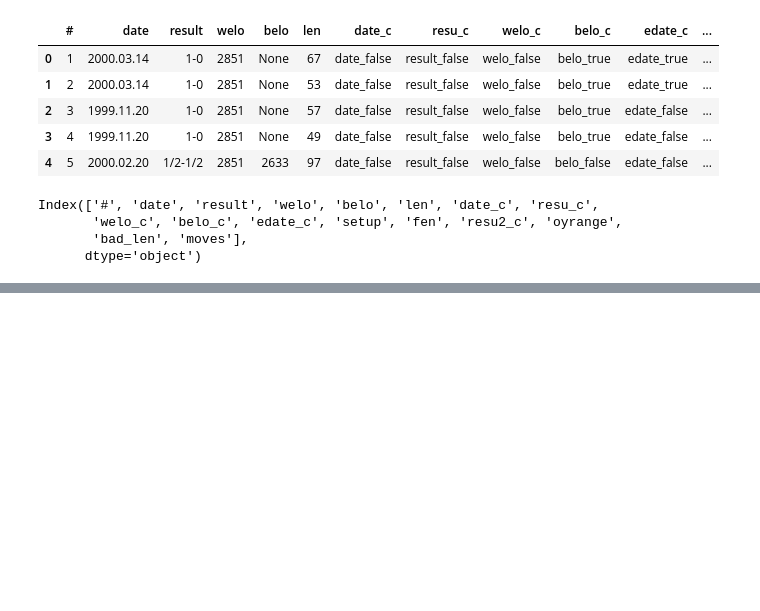
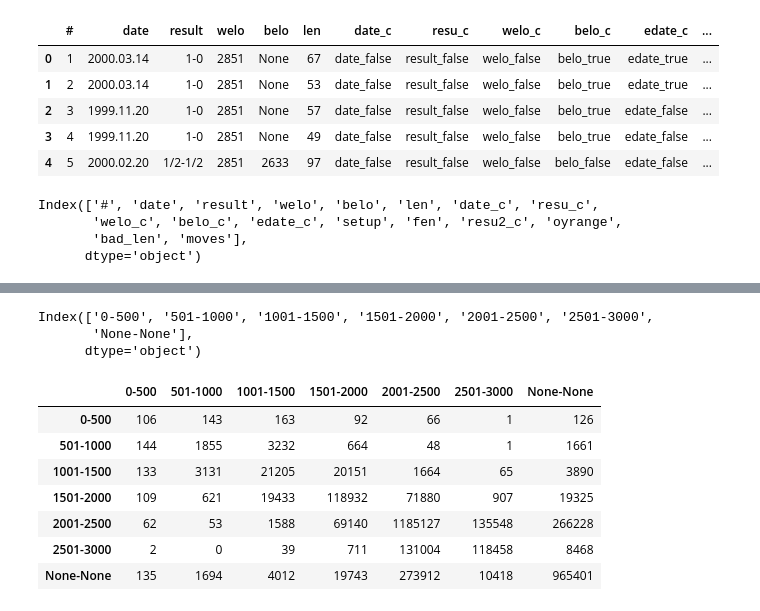
Before and after one commit to josssuu/Chesstelmen, a Jupyter notebook: Data Cleaning.ipynb, the cells around one changed output, grey strips where cells are left out. Drawn from its saved outputs; the diff is of its cells as text; code cells hidden in the pictures; blank space fills up the shorter version.

```diff
--- a/Data Cleaning.ipynb
+++ b/Data Cleaning.ipynb
@@ -72,3 +67,65 @@ data.head()
+# %%
+rcParams["figure.figsize"] = 12, 12
+#plt.scatter(data["welo"], data["belo"])
+#plt.xlabel("White elo")
+#plt.ylabel("Black elo")
+
+import seaborn as sns
+
+elo_ranges = [[0, 500], [501, 1000], [1001, 1500], [1501, 2000], [2001, 2500], [2501, 3000], ["None", "None"]]
+
+# White elo ranges on x
+# Black elo ranges on y
+x_columns = [str(x[0]) + "-" + str(x[1]) for x in elo_ranges]
+y_columns = [str(x[0]) + "-" + str(x[1]) for x in elo_ranges]
+elo_clusters = pd.DataFrame(columns=x_columns, index=y_columns)
+elo_clusters["0-500"]["501-1000"] = 1
+elo_clusters
+print(elo_clusters.columns)
+
+dataset = data
+
+for white_elo_range in elo_ranges:
+    for black_elo_range in elo_ranges:
+        white_elo = str(white_elo_range[0]) + "-" + str(white_elo_range[1])
+        black_elo = str(black_elo_range[0]) + "-" + str(black_elo_range[1])
+        min_elo_w = white_elo_range[0]
+        max_elo_w = white_elo_range[1]
+        min_elo_b = black_elo_range[0]
+        max_elo_b = black_elo_range[1]
+        if white_elo == "None-None":
+            white_count = dataset.welo.isnull()
+        else:
+            white_count = (dataset["welo"] >= min_elo_w) & (dataset["welo"] < max_elo_w)
+
+        if black_elo == "None-None":
+            black_count = dataset.belo.isnull()
+        else:
+            black_count = (dataset["belo"] < max_elo_b) & (dataset["belo"] >= min_elo_b)
+
+        count = len(dataset[white_count & black_count])
+
+        elo_clusters[white_elo][black_elo] = count
+
+elo_clusters
+
+
+#rcParams['figure.figsize'] = 7, 7
+#tab = pd.crosstab(mini["welo"],mini["belo"])
+#sns.heatmap(tab, annot=True, fmt="d")
+#plt.ylabel("Cluster")
+# %% [output]
+Index(['0-500', '501-1000', '1001-1500', '1501-2000', '2001-2500', '2501-3000',
+       'None-None'],
+      dtype='object')
+|  | 0-500 | 501-1000 | 1001-1500 | 1501-2000 | 2001-2500 | 2501-3000 | None-None |
+| 0-500 | 106 | 143 | 163 | 92 | 66 | 1 | 126 |
+| 501-1000 | 144 | 1855 | 3232 | 664 | 48 | 1 | 1661 |
+| 1001-1500 | 133 | 3131 | 21205 | 20151 | 1664 | 65 | 3890 |
+| 1501-2000 | 109 | 621 | 19433 | 118932 | 71880 | 907 | 19325 |
+| 2001-2500 | 62 | 53 | 1588 | 69140 | 1185127 | 135548 | 266228 |
+| 2501-3000 | 2 | 0 | 39 | 711 | 131004 | 118458 | 8468 |
+| None-None | 135 | 1694 | 4012 | 19743 | 273912 | 10418 | 965401 |
 # %%
 ## Suure dataseti subset. Lihtsam jooksutada erinevaid algosid jne.
 mini = data.head(1000)
```
Also changed, not shown: parts of 6 cells of this notebook.
